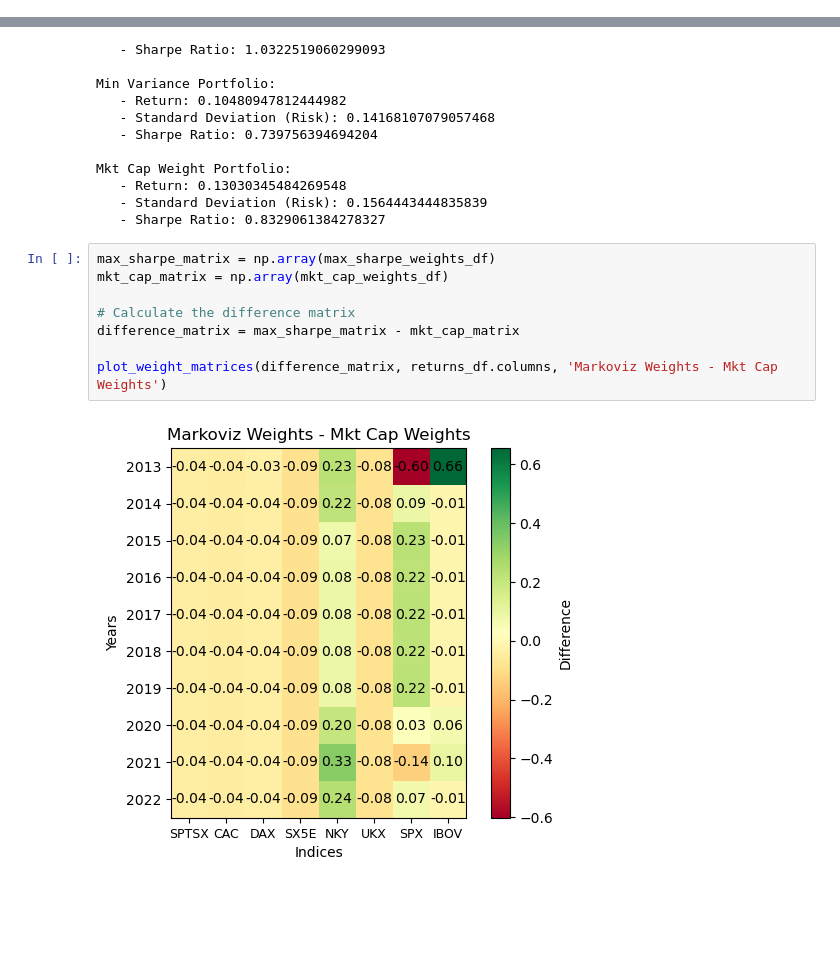
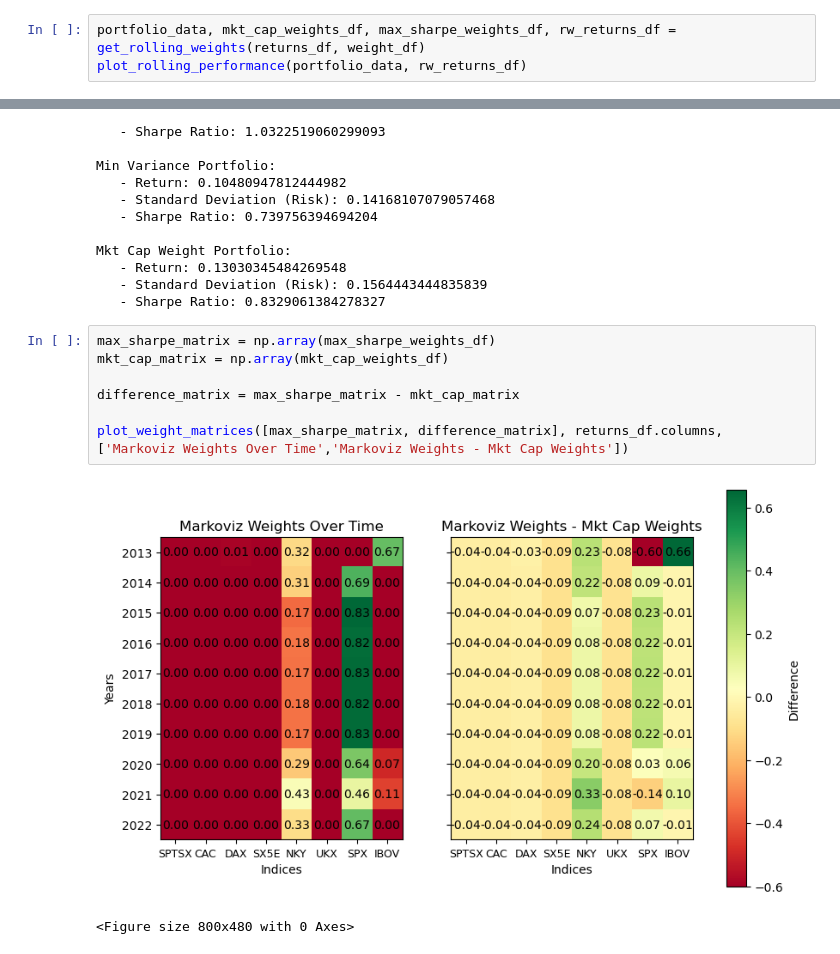
Before and after one commit to Asset-Allocation-Group-14/Assignment-1, a Jupyter notebook: Assignment 1/assignment_1.ipynb, the cells around one changed output, grey strips where cells are left out. Drawn from its saved outputs; the diff is of its cells as text; blank space fills up the shorter version.

```diff
--- a/Assignment 1/assignment_1.ipynb
+++ b/Assignment 1/assignment_1.ipynb
@@ -339,0 +213,3 @@ plt.show()
+# %%
+portfolio_data, mkt_cap_weights_df, max_sharpe_weights_df, rw_returns_df =  get_rolling_weights(returns_df, weight_df)
+plot_rolling_performance(portfolio_data, rw_returns_df)
@@ -368,10 +246,10 @@ Mkt Cap Weight Portfolio:
 # %%
 max_sharpe_matrix = np.array(max_sharpe_weights_df)
 mkt_cap_matrix = np.array(mkt_cap_weights_df)
 
-# Calculate the difference matrix
 difference_matrix = max_sharpe_matrix - mkt_cap_matrix
 
-plot_weight_matrices(difference_matrix, returns_df.columns, 'Markoviz Weights - Mkt Cap Weights')
+plot_weight_matrices([max_sharpe_matrix, difference_matrix], returns_df.columns, ['Markoviz Weights Over Time','Markoviz Weights - Mkt Cap Weights'])
 # %% [output]
-[figure, old version]
+[figure, new version]
+<Figure size 800x480 with 0 Axes>
```
Also changed, not shown: parts of 14 cells of this notebook, 2 other files.
